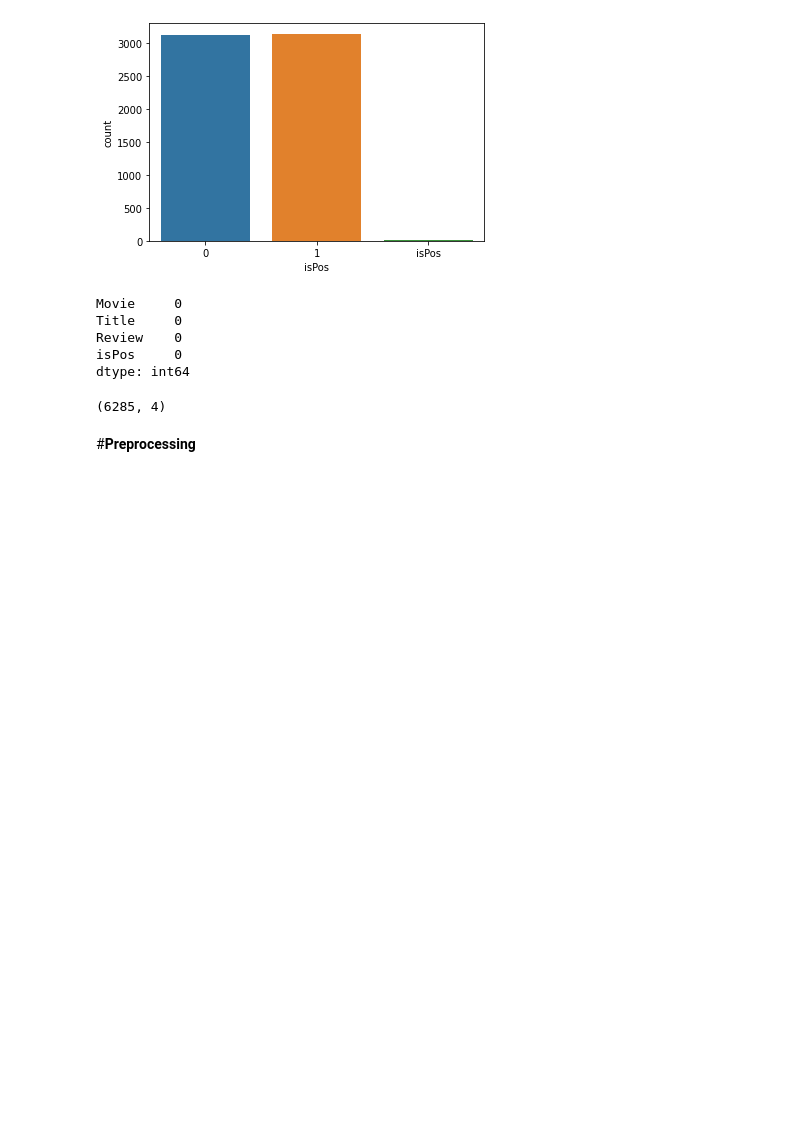
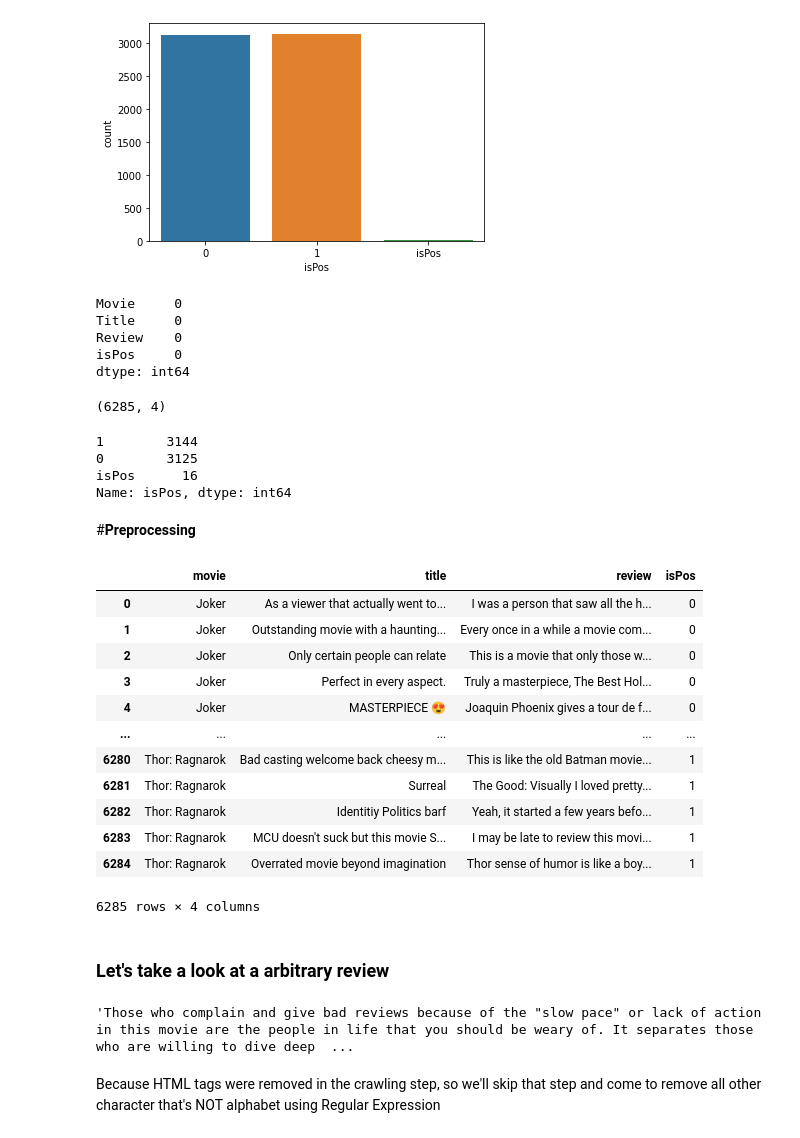
Before and after one commit to volinhbao/CS114.K21.KHTN, a Jupyter notebook: Capstone_Project.ipynb, the cells around one changed output. Drawn from its saved outputs; the diff is of its cells as text; code cells hidden in the pictures; blank space fills up the shorter version.

```diff
--- a/Capstone_Project.ipynb
+++ b/Capstone_Project.ipynb
@@ -49,3 +49,10 @@ dtype: int64
 dataset.shape
 # %% [output]
 (6285, 4)
+# %%
+dataset.isPos.value_counts()
+# %% [output]
+1        3144
+0        3125
+isPos      16
+Name: isPos, dtype: int64
@@ -52,2 +61,19 @@ dataset.shape
 # %% [markdown]
 #**Preprocessing**
+# %%
+dataset = dataset.rename(columns = {'Movie':'movie','Title':'title','Review':'review'})
+dataset
+# %% [output]
+|  | movie | title | review | isPos |
+| 0 | Joker | As a viewer that actually went to... | I was a person that saw all the h... | 0 |
+| 1 | Joker | Outstanding movie with a haunting... | Every once in a while a movie com... | 0 |
+| 2 | Joker | Only certain people can relate | This is a movie that only those w... | 0 |
+| 3 | Joker | Perfect in every aspect. | Truly a masterpiece, The Best Hol... | 0 |
+| 4 | Joker | MASTERPIECE 😍 | Joaquin Phoenix gives a tour de f... | 0 |
+| ... | ... | ... | ... | ... |
+| 6280 | Thor: Ragnarok | Bad casting welcome back cheesy m... | This is like the old Batman movie... | 1 |
+| 6281 | Thor: Ragnarok | Surreal | The Good: Visually I loved pretty... | 1 |
+| 6282 | Thor: Ragnarok | Identitiy Politics barf | Yeah, it started a few years befo... | 1 |
+| 6283 | Thor: Ragnarok | MCU doesn't suck but this movie S... | I may be late to review this movi... | 1 |
+| 6284 | Thor: Ragnarok | Overrated movie beyond imagination | Thor sense of humor is like a boy... | 1 |
+6285 rows × 4 columns
@@ -53,0 +82,8 @@ dataset.shape
+# %% [markdown]
+### Let's take a look at a arbitrary review
+# %%
+dataset.review.loc[1245]
+# %% [output]
+'Those who complain and give bad reviews because of the "slow pace" or lack of action in this movie are the people in life that you should be weary of. It separates those who are willing to dive deep  ...
+# %% [markdown]
+Because HTML tags were removed in the crawling step, so we'll skip that step and come to remove all other character that's NOT alphabet using Regular Expression
```
Also changed, not shown: parts of 9 cells of this notebook.
